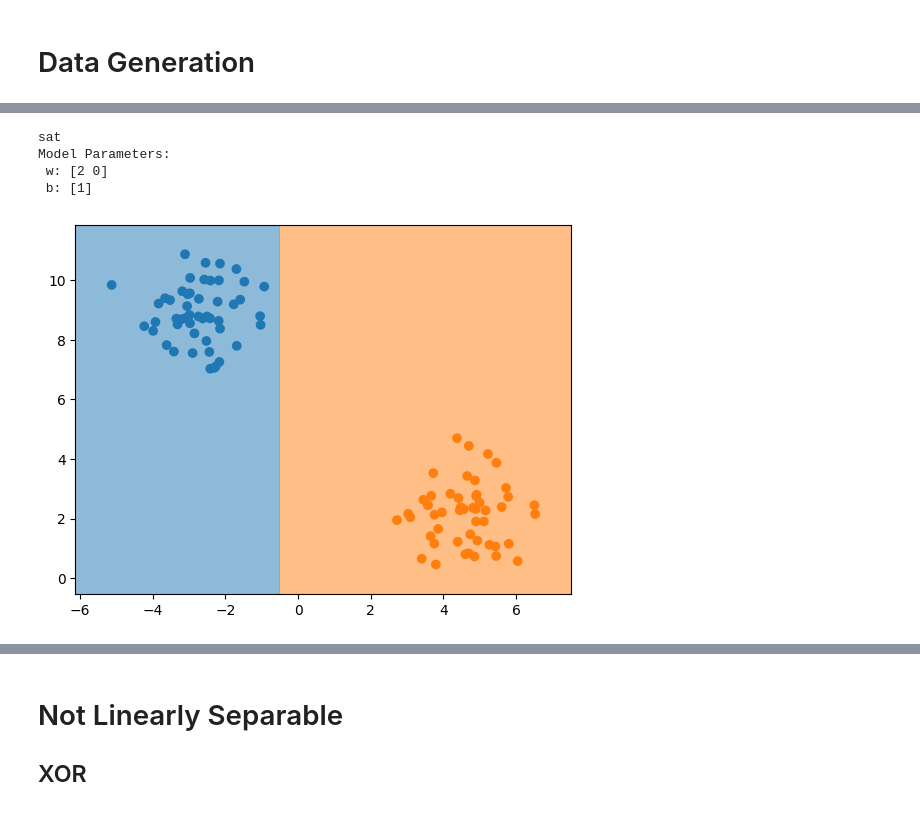
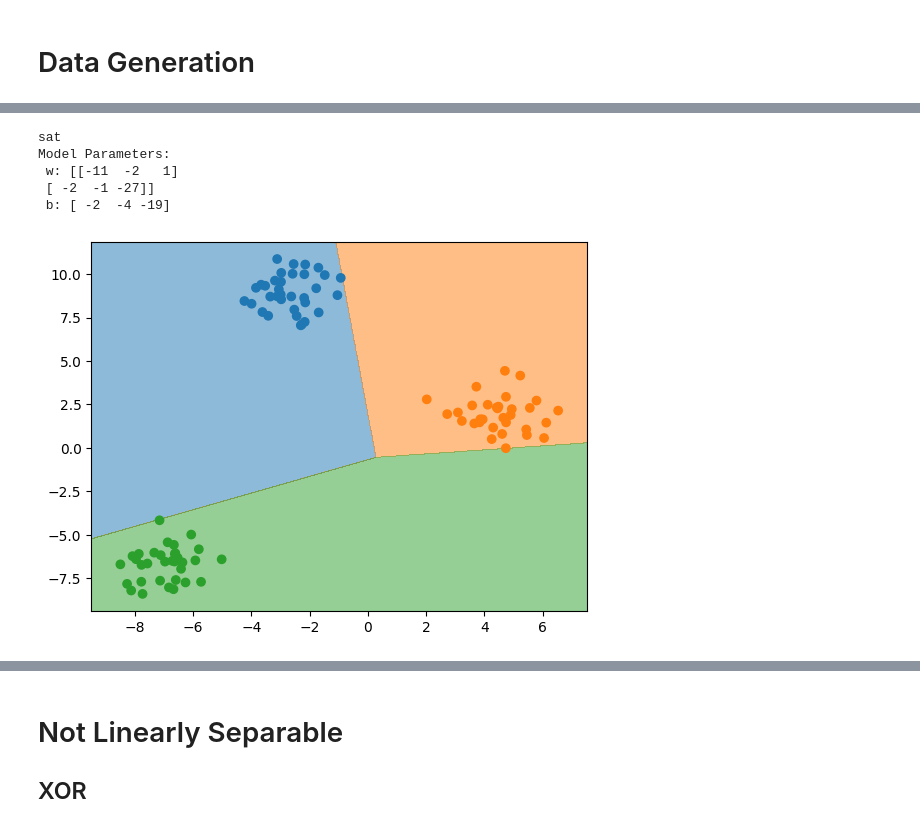
Before and after one commit to blester125/csc2180-project, a Jupyter notebook: notebooks/SATML.ipynb, the cells around one changed output, grey strips where cells are left out. Cells and saved outputs as stored; diff of their text form; code cells hidden in the pictures.

```diff
--- a/notebooks/SATML.ipynb
+++ b/notebooks/SATML.ipynb
@@ -191,0 +73,19 @@ Model Parameters:
+# %%
+X, y = make_blobs(n_features=NUM_FEATURES, centers=NUM_CLASSES, random_state=SEED)
+
+ml = z3ml.models.z3MultiClassLinear(NUM_FEATURES, NUM_CLASSES)
+constraints = z3ml.train.train(X, y, ml, z3ml.losses.multiclass_loss)
+
+s = z3.Solver()
+s.add(*itertools.chain(*constraints))
+status = s.check()
+print(status)
+if status == z3.sat:
+  m = s.model()
+  ml = ml.realize(m)
+  print("Model Parameters:")
+  print(f" w: {ml.parameters['w']}")
+  print(f" b: {ml.parameters['b']}")
+
+  z3ml.visualize.plot_boundry(X, y, ml.predict)
+  z3ml.visualize.plot(X, y)
@@ -192,25 +99,26 @@ Model Parameters:
 # %%
-X, y = make_blobs(n_features=NUM_FEATURES, centers=2, random_state=seed)
+X, y = make_blobs(n_features=NUM_FEATURES, centers=NUM_CLASSES, random_state=SEED)
 
-ml = z3Linear(NUM_FEATURES, dtype=Int)
-terms = train(X, y, ml, threshold_loss)
+ml = z3ml.models.z3MultiClassLinear(NUM_FEATURES, NUM_CLASSES, dtype=z3.Int)
+constraints = z3ml.train.train(X, y, ml, z3ml.losses.multiclass_loss)
 
-s = Solver()
-s.add(*itertools.chain(*terms))
+s = z3.Solver()
+s.add(*itertools.chain(*constraints))
 status = s.check()
 print(status)
-if status == sat:
+if status == z3.sat:
   m = s.model()
   ml = ml.realize(m)
   print("Model Parameters:")
-  print(f" w: {ml.w}")
-  print(f" b: {ml.b}")
+  print(f" w: {ml.parameters['w']}")
+  print(f" b: {ml.parameters['b']}")
 
-  plot_boundry(X, y, ml.pred)
-  plot(X, y)
+  z3ml.visualize.plot_boundry(X, y, ml.predict)
+  z3ml.visualize.plot(X, y)
 # %% [output]
 sat
 Model Parameters:
- w: [2 0]
- b: [1]
+ w: [[-11  -2   1]
+ [ -2  -1 -27]]
+ b: [ -2  -4 -19]
-[figure, old version]
+[figure, new version]
```
Also changed, not shown: parts of 32 cells of this notebook.
